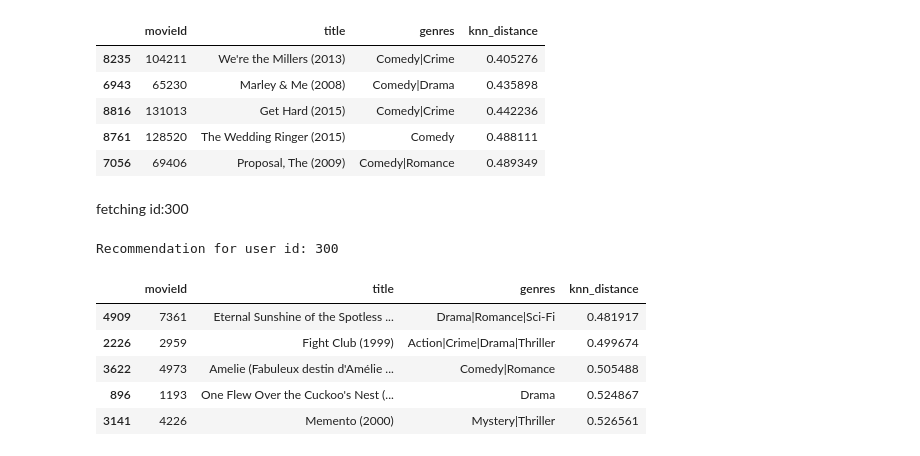
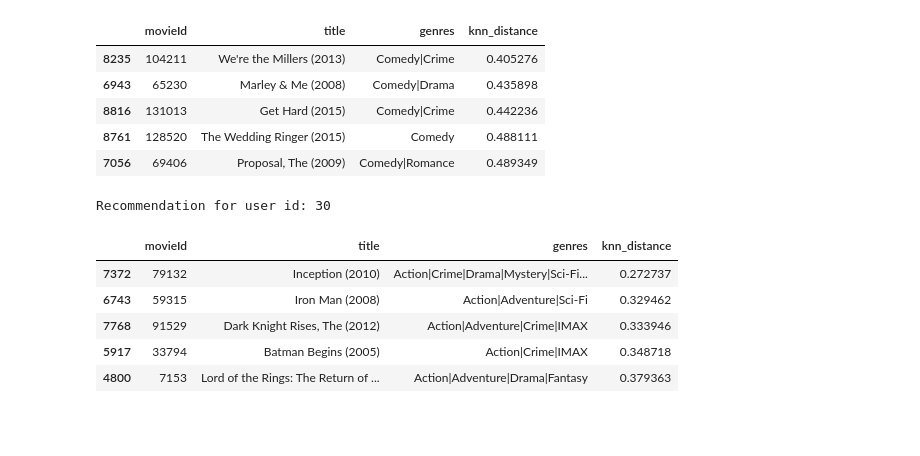
Before and after one commit to Allan-Kipkemei/Movie-Recommendation-System, a Jupyter notebook: mainrecommender.ipynb, the cells around one changed output. Cells and saved outputs as stored; diff of their text form; code cells hidden in the pictures; blank space fills up the shorter version.

```diff
--- a/mainrecommender.ipynb
+++ b/mainrecommender.ipynb
@@ -1341,19 +1341,17 @@ Recommendation for user id: 10
 | 8816 | 131013 | Get Hard (2015) | Comedy|Crime | 0.442236 |
 | 8761 | 128520 | The Wedding Ringer (2015) | Comedy | 0.488111 |
 | 7056 | 69406 | Proposal, The (2009) | Comedy|Romance | 0.489349 |
-# %% [markdown]
-fetching id:300
 # %%
 # test 2 for user-id: 300
-ft_recommender(300, 5)
+ft_recommender(30, 5)
 # %% [output]
-Recommendation for user id: 300
+Recommendation for user id: 30
 |  | movieId | title | genres | knn_distance |
-| 4909 | 7361 | Eternal Sunshine of the Spotless ... | Drama|Romance|Sci-Fi | 0.481917 |
-| 2226 | 2959 | Fight Club (1999) | Action|Crime|Drama|Thriller | 0.499674 |
-| 3622 | 4973 | Amelie (Fabuleux destin d'Amélie ... | Comedy|Romance | 0.505488 |
-| 896 | 1193 | One Flew Over the Cuckoo's Nest (... | Drama | 0.524867 |
-| 3141 | 4226 | Memento (2000) | Mystery|Thriller | 0.526561 |
+| 7372 | 79132 | Inception (2010) | Action|Crime|Drama|Mystery|Sci-Fi... | 0.272737 |
+| 6743 | 59315 | Iron Man (2008) | Action|Adventure|Sci-Fi | 0.329462 |
+| 7768 | 91529 | Dark Knight Rises, The (2012) | Action|Adventure|Crime|IMAX | 0.333946 |
+| 5917 | 33794 | Batman Begins (2005) | Action|Crime|IMAX | 0.348718 |
+| 4800 | 7153 | Lord of the Rings: The Return of ... | Action|Adventure|Drama|Fantasy | 0.379363 |
 # %%
 # no user-id: (unpersonalized)
 final_recommender()
```
Also changed, not shown: parts of 5 cells of this notebook, 2 other files.
